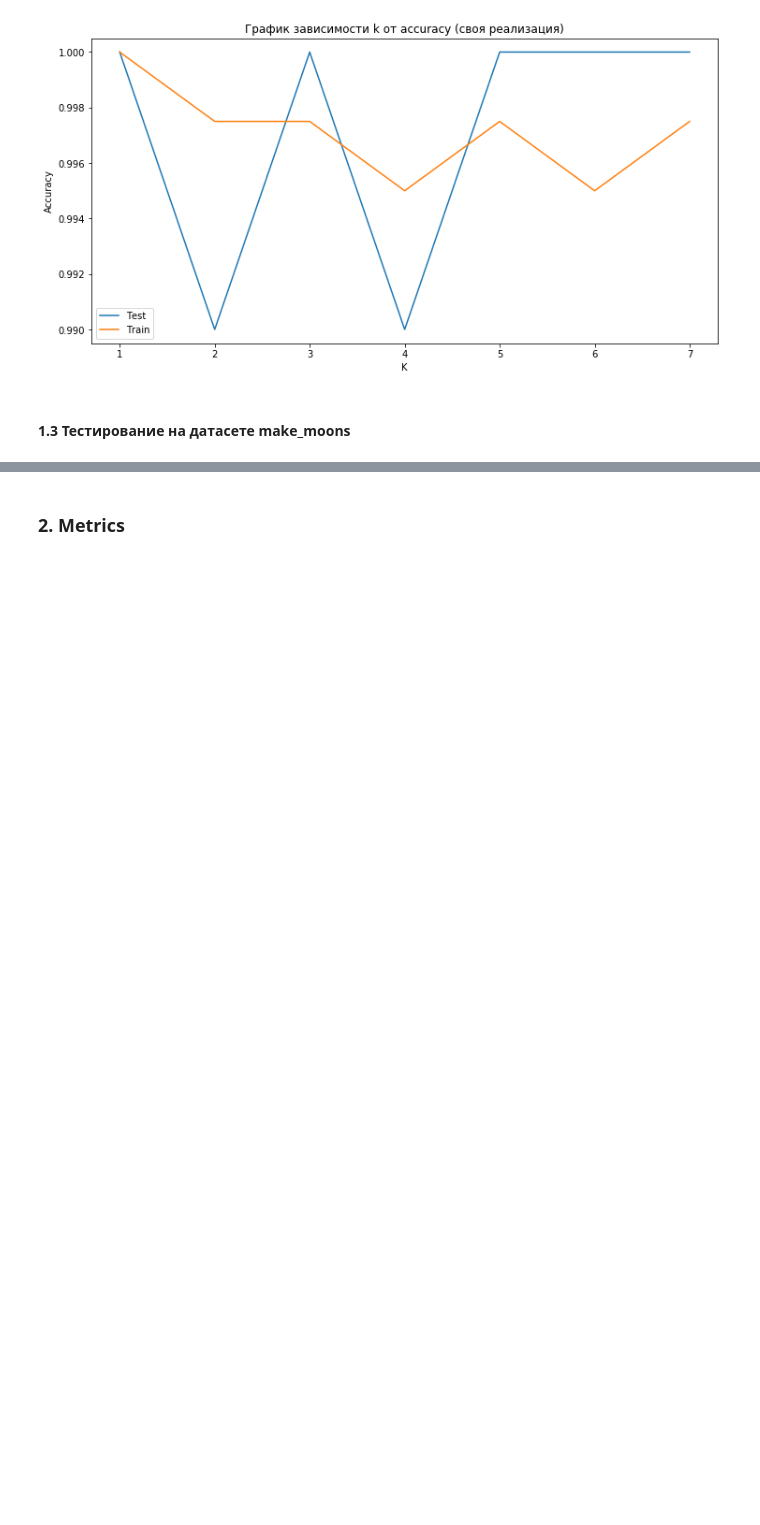
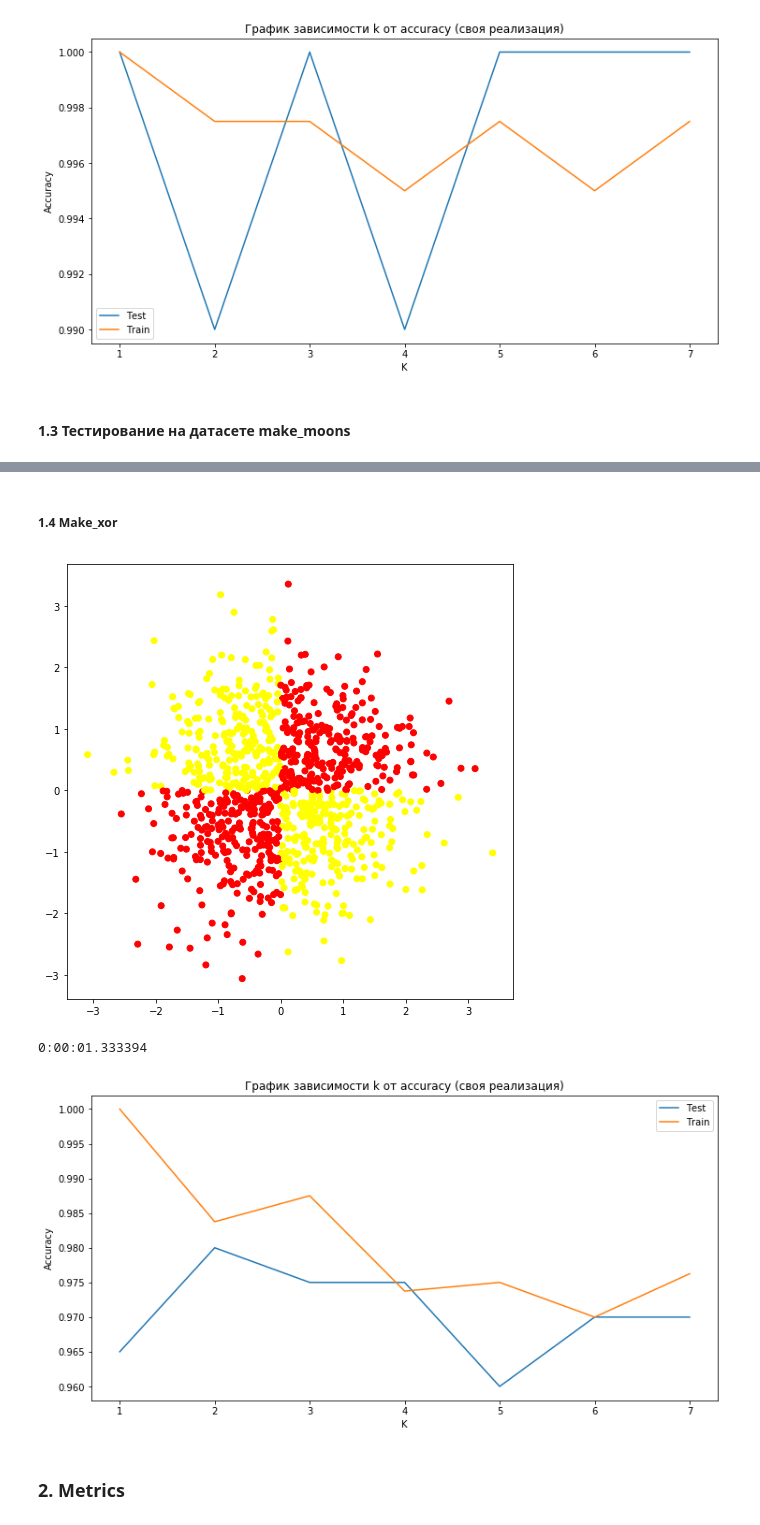
Before and after one commit to Ilnaz77/InnopolisDS, a Jupyter notebook: Week5/Homework.ipynb, the cells around one changed output, grey strips where cells are left out. Drawn from its saved outputs; the diff is of its cells as text; code cells hidden in the pictures; blank space fills up the shorter version.

```diff
--- a/Week5/Homework.ipynb
+++ b/Week5/Homework.ipynb
@@ -265,4 +265,15 @@ classifier_result(X,y)
 [figure]
+# %% [markdown]
+##### 1.4 Make_xor
+# %%
+X = np.random.randn(1000, 2)
+y = np.logical_xor(X[:, 0] > 0, X[:, 1] > 0)
+plot_2d(X,y)
+classifier_result(X,y)
+# %% [output]
+[figure, added]
+0:00:01.333394
+[figure, added]
 # %% [markdown]
 ### 2. Metrics
 # %%
```
Also changed, not shown: parts of 3 cells of this notebook.
